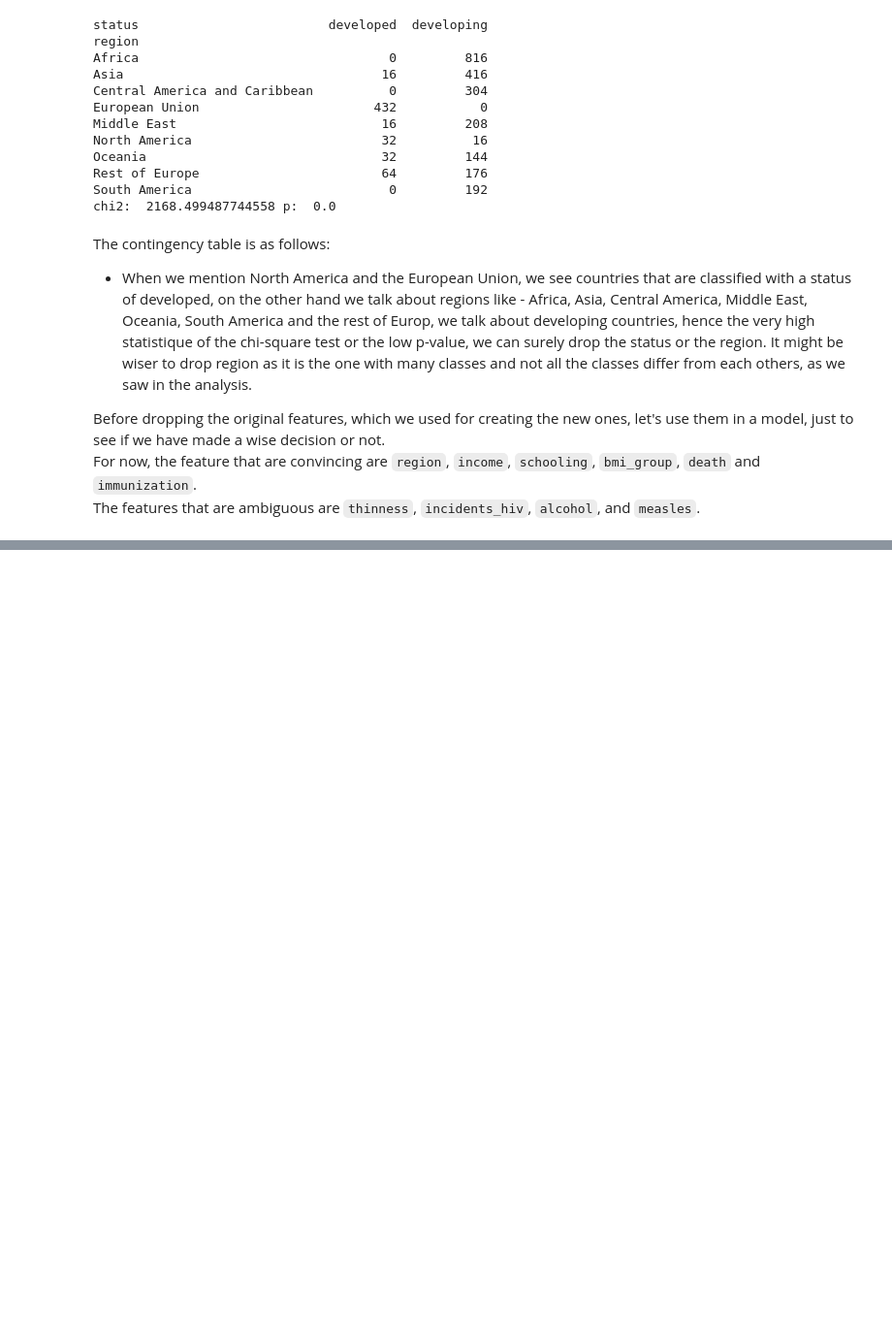
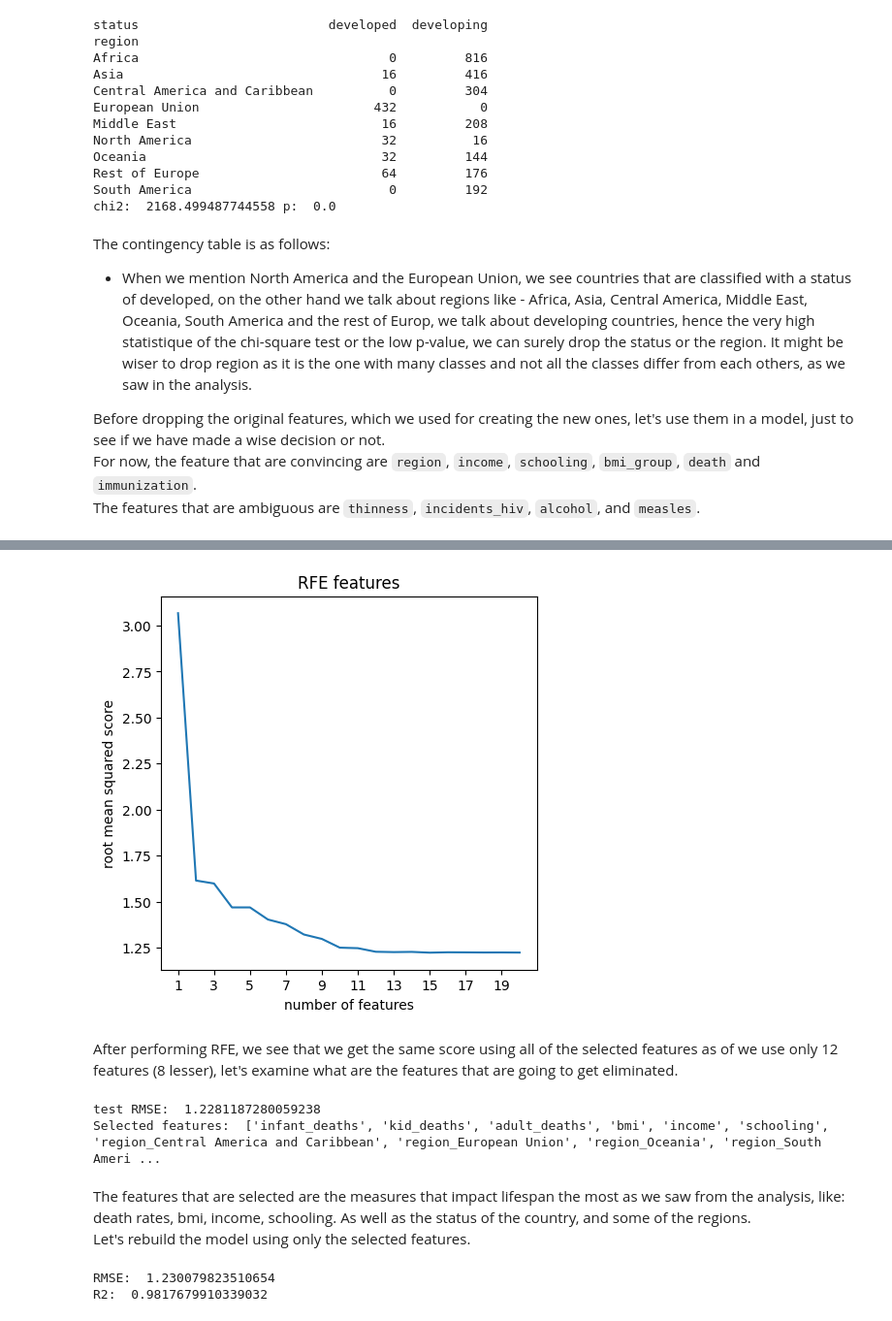
Before and after one commit to gurennnn/life-expectancy-estimation, a Jupyter notebook: notebooks/2_modeling.ipynb, the cells around one changed output, grey strips where cells are left out. Shown: that part at 97% size. Cells and saved outputs as stored; diff of their text form; code cells hidden in the pictures; blank space fills up the shorter version.

Commit message:
Perform linear regression and reduce complexity

```diff
--- a/notebooks/2_modeling.ipynb
+++ b/notebooks/2_modeling.ipynb
@@ -218,0 +329,69 @@ Here are the Regression models we'll try:
+# %%
+# perform feature selection using RFE
+errors = []
+for n in range(1, len(X.columns) + 1):
+    # create the model
+    model = LinearRegression()
+
+    # create the RFE model
+    pipe = Pipeline([
+        ('scaler', StandardScaler()),
+        ('rfe', RFE(model, n_features_to_select=n))
+    ])
+
+    # fit the model
+    pipe.fit(X_train, y_train)
+
+    # predict on the test set and append the error to the list
+    y_pred = pipe.predict(X_test)
+    errors.append(np.sqrt(mean_squared_error(y_test, y_pred)))
+
+# plot the results
+plt.plot(range(1, len(X.columns) + 1), errors)
+plt.title('RFE features')
+plt.xlabel('number of features')
+plt.xticks(range(1, len(X.columns) + 1, 2))
+plt.ylabel('root mean squared score')
+plt.show()
+# %% [output]
+[figure, added]
+# %% [markdown]
+After performing RFE, we see that we get the same score using all of the selected features as of we use only 12 features (8 lesser), let's examine what are the features that are going to get eliminated.
+# %%
+# create the pipeline
+pipe = Pipeline([
+    ('scaler', StandardScaler()),
+    ('rfe', RFE(model, n_features_to_select=12))
+])
+
+# fit the model
+pipe.fit(X_train, y_train)
+
+# evaluate the model on both train and test sets
+y_pred = pipe.predict(X_test)
+print('test RMSE: ', np.sqrt(mean_squared_error(y_test, y_pred)))
+print('Selected features: ', list(X.columns[pipe.named_steps['rfe'].support_]))
+# %% [output]
+test RMSE:  1.2281187280059238
+Selected features:  ['infant_deaths', 'kid_deaths', 'adult_deaths', 'bmi', 'income', 'schooling', 'region_Central America and Caribbean', 'region_European Union', 'region_Oceania', 'region_South Ameri ...
+# %% [markdown]
+The features that are selected are the measures that impact lifespan the most as we saw from the analysis, like: death rates, bmi, income, schooling. As well as the status of the country, and some of the regions.
+Let's rebuild the model using only the selected features.
+# %%
+# select only the selected features
+X_train = X_train[X.columns[pipe.named_steps['rfe'].support_]]
+X_test = X_test[X.columns[pipe.named_steps['rfe'].support_]]
+
+# create the model
+model = LinearRegression()
+
+# fit the model
+model.fit(X_train, y_train)
+
+# evaluate the model using RMSE and R2
+y_pred = model.predict(X_test)
+print('RMSE: ', np.sqrt(mean_squared_error(y_test, y_pred)))
+print('R2: ', model.score(X_test, y_test))
+# %% [output]
+RMSE:  1.230079823510654
+R2:  0.9817679910339032
```
Also changed, not shown: parts of 10 cells of this notebook.
